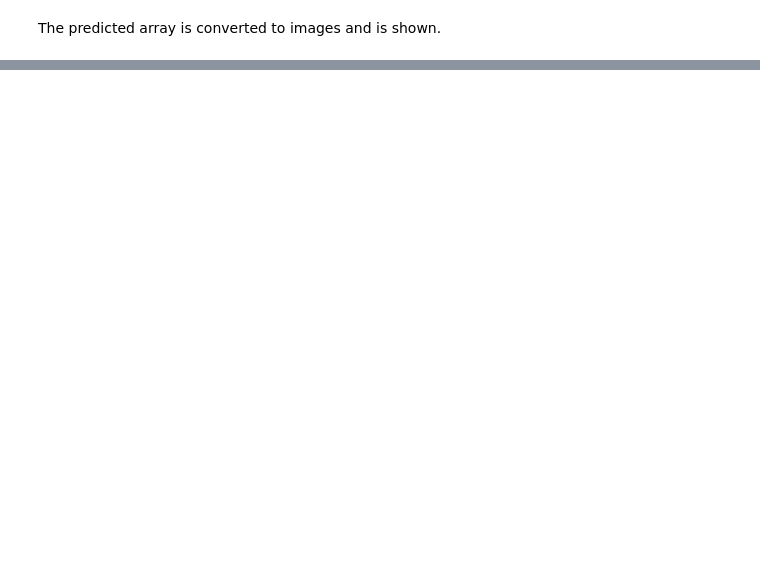
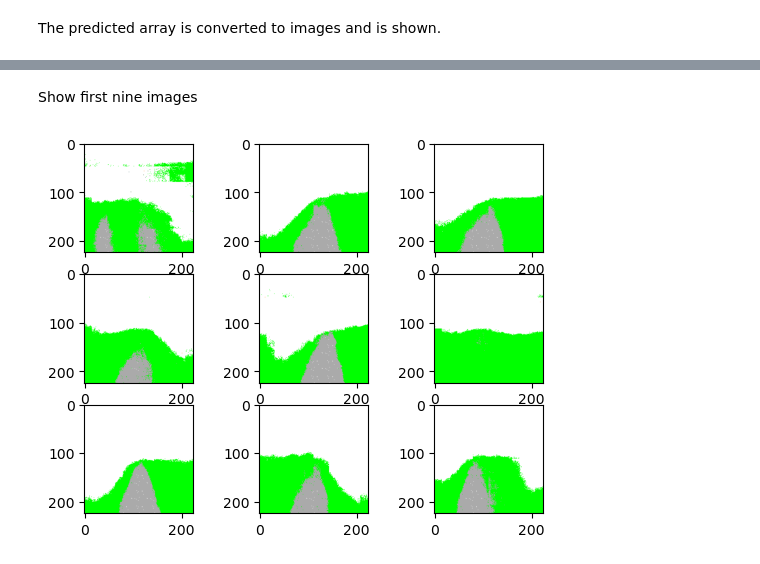
Before and after one commit to fahimehfarah/Tutorial-Fusion2023, a Jupyter notebook: sample_codes/Early_fusion.ipynb, the cells around one changed output, grey strips where cells are left out. Cells and saved outputs as stored; diff of their text form; code cells hidden in the pictures; blank space fills up the shorter version.

```diff
--- a/sample_codes/Early_fusion.ipynb
+++ b/sample_codes/Early_fusion.ipynb
@@ -174,0 +227,7 @@ utilities.plot_some_images(how_many_images=9, list_of_element_to_plot=final_list
+# %% [markdown]
+Show first nine images
+# %%
+# now plot here the images
+utilities.plot_some_images(how_many_rows=3, how_many_cols=3, list_of_element_to_plot=final_list_of_results)
+# %% [output]
+[figure, added]
```
Also changed, not shown: parts of 12 cells of this notebook, 3 other files.
